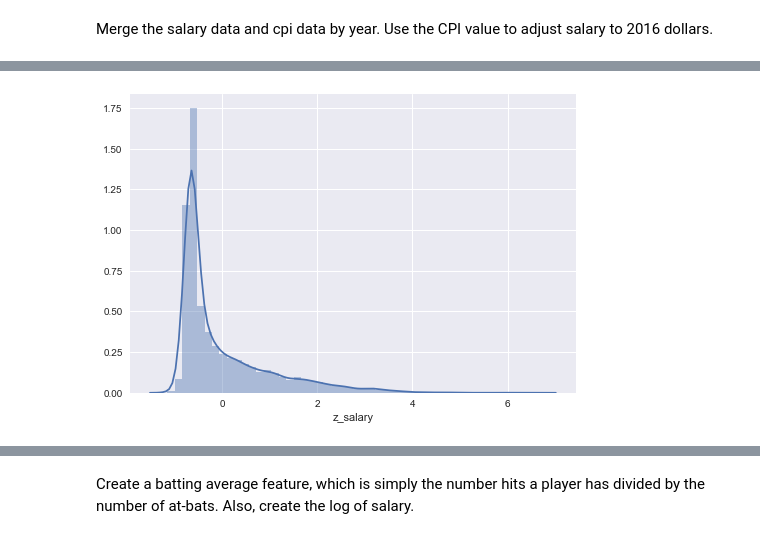
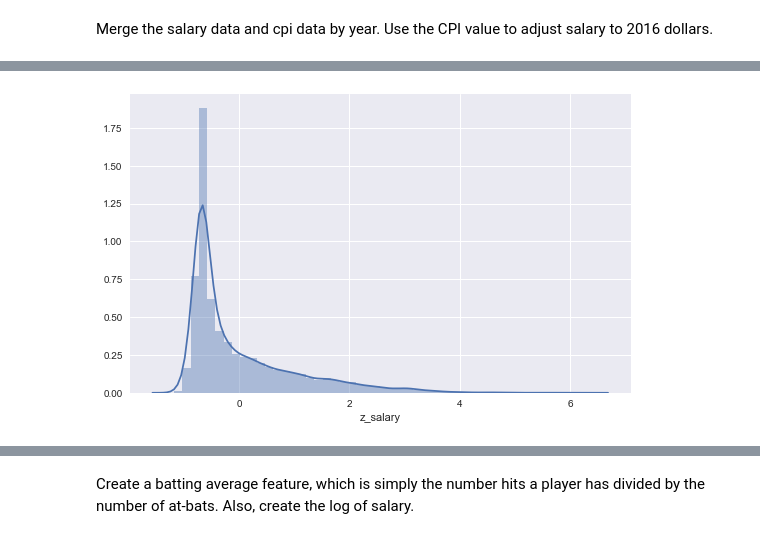
Before and after one commit to jwhoffman/predicting_MLB_player_salary, a Jupyter notebook: predicting MLB_player_salary.ipynb, the cells around one changed output, grey strips where cells are left out. Saved outputs shown, nothing was run; the diff lists cells and outputs as text; code cells hidden in the pictures.

```diff
--- a/predicting MLB_player_salary.ipynb
+++ b/predicting MLB_player_salary.ipynb
@@ -347,0 +212,12 @@ df.head()
+# %%
+df = pd.merge(salaries, batting_1985)
+df = df[df.salary !=0]
+df = df[df.salary >= 60000]
+df['min_salary'] = df['salary'].groupby(df['yearID']).transform('min')
+
+df['is_min'] = df.salary - df.min_salary
+
+df = df.query('is_min > 0')
+
+
+df.describe()
@@ -347,0 +325,3 @@ df.head()
+# %%
+df['log_R'] = np.log(df.R+1)
+df['log_HR'] = np.log(df.HR+1)
@@ -405,6 +372,6 @@ cpi.head()
 # %% [markdown]
 Merge the salary data and cpi data by year.  Use the CPI value to adjust salary to 2016 dollars.
 # %%
-salary_adj = pd.merge(df_clean2, cpi, how='left', on='yearID')
-salary_adj.head()
+salary_adj = pd.merge(df, cpi, how='left', on='yearID')
+salary_adj.describe()
 # %% [output]
@@ -418,5 +388,6 @@ salary_adj.head()
 # %%
 salary_adj['salary2016'] = (240/salary_adj.CPI)*salary_adj.salary
+salary_adj['min_salary2016'] =(240/salary_adj.CPI)*salary_adj.min_salary
 salary_adj.head()
 # %% [output]
 |  | yearID | teamID | lgID | playerID | salary | stint | G | AB | R | H | ... | ... |
@@ -439,13 +425,9 @@ plt.show()
 # %%
-salary_adj['mean_salary'] = salary_adj['salary2016'].groupby(salary_adj['yearID']).transform('mean')
-salary_adj['std_salary'] = salary_adj['salary2016'].groupby(salary_adj['yearID']).transform('std')
-salary_adj.head()
-
 salary_adj['z_salary'] = (salary_adj.salary2016 - salary_adj.mean_salary)/salary_adj.std_salary
 salary_adj.head()
 
 # plot z-scores for salary distribution
 sns.distplot(salary_adj.z_salary)
 plt.show()
 # %% [output]
-[figure, old version]
+[figure, new version]
```
Also changed, not shown: parts of 71 cells of this notebook.
